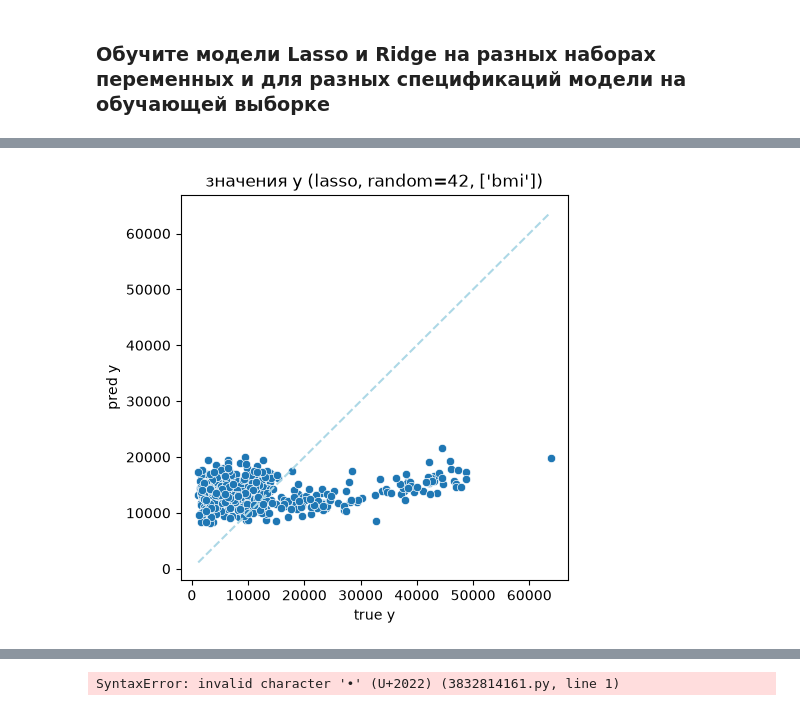
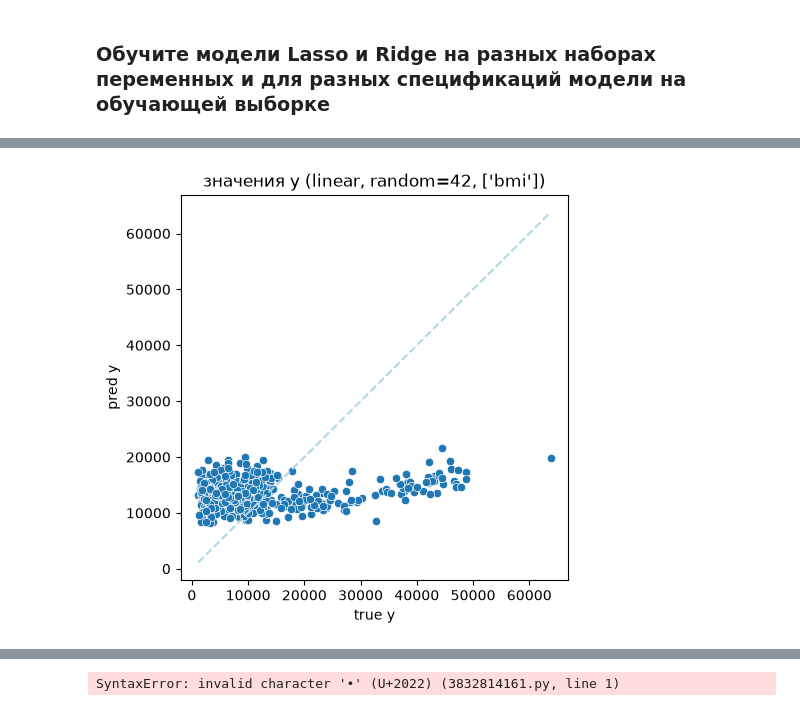
Before and after one commit to ceteravincis/dz_regressii_misskiy, a Jupyter notebook: dz-regressiya.ipynb, the cells around one changed output, grey strips where cells are left out. Saved outputs shown, nothing was run; the diff lists cells and outputs as text; code cells hidden in the pictures.

```diff
--- a/dz-regressiya.ipynb
+++ b/dz-regressiya.ipynb
@@ -114,7 +114,7 @@ class ML_insurance:
         # сразу готовим данные и обучаем
         self.split_train_test(to_scale=to_scale)
         self.model = self.train_model(kind=model_kind, alpha=alpha)
-        self.y_pred = self.model.predict(X_test)
+        self.y_pred = self.model.predict(self.X_test)
         if show is True:
             self.visualize_prediction(self.y_test, self.y_pred)
             self.show_metrics(self.y_test, self.y_pred)
@@ -187,6 +187,6 @@ R2:  -0.0021211764143880263
 # %%
-ml.append (ML_insurance(df_encoded, ['bmi',], model_kind='lasso' ))
+ml.append (ML_insurance(df_encoded, ['bmi',], model_kind='linear' ))
 # %% [output]
-[figure, old version]
+[figure, new version]
 Среднее значение Y:  13048.923798052034
 Среднеквадратическое отклонение Y:  12105.563015065558
```
Also changed, not shown: parts of 23 cells of this notebook.
